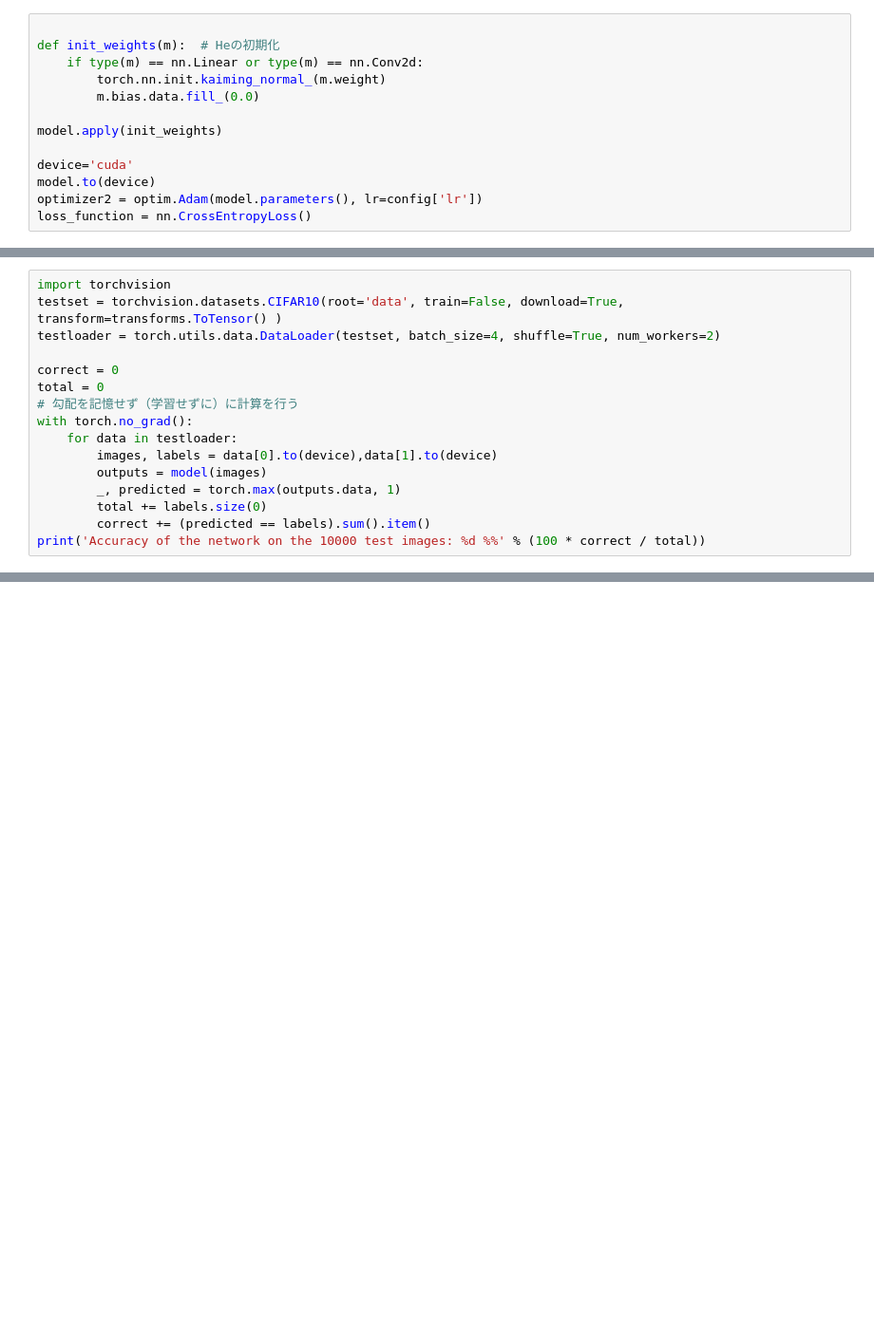
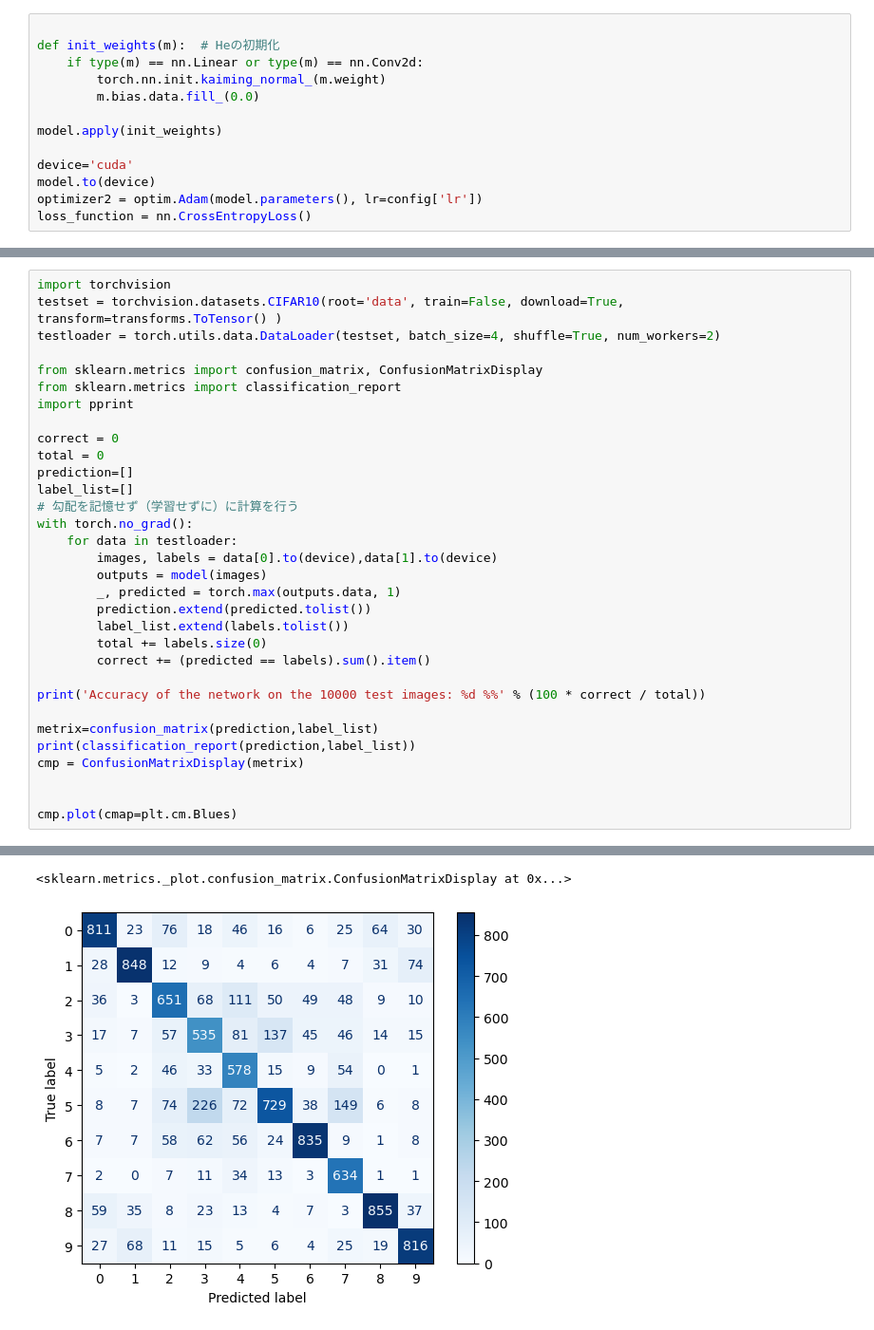
Before and after one commit to maoya23/deep-learning, a Jupyter notebook: neurogenesis/DropOut.ipynb, the cells around one changed output, grey strips where cells are left out. Shown at 95% size. Drawn from its saved outputs; the diff is of its cells as text; blank space fills up the shorter version.

```diff
--- a/neurogenesis/DropOut.ipynb
+++ b/neurogenesis/DropOut.ipynb
@@ -400,16 +354,32 @@ import torchvision
 testset = torchvision.datasets.CIFAR10(root='data', train=False, download=True, transform=transforms.ToTensor() )
 testloader = torch.utils.data.DataLoader(testset, batch_size=4, shuffle=True, num_workers=2)
 
+from sklearn.metrics import confusion_matrix, ConfusionMatrixDisplay
+from sklearn.metrics import classification_report
+import pprint
+
 correct = 0
 total = 0
+prediction=[]
+label_list=[]
 # 勾配を記憶せず（学習せずに）に計算を行う
 with torch.no_grad():
     for data in testloader:
         images, labels = data[0].to(device),data[1].to(device)
         outputs = model(images)
         _, predicted = torch.max(outputs.data, 1)
+        prediction.extend(predicted.tolist())
+        label_list.extend(labels.tolist())
         total += labels.size(0)
         correct += (predicted == labels).sum().item()
+
 print('Accuracy of the network on the 10000 test images: %d %%' % (100 * correct / total))
+
+metrix=confusion_matrix(prediction,label_list)
+print(classification_report(prediction,label_list))
+cmp = ConfusionMatrixDisplay(metrix)
+
+
+cmp.plot(cmap=plt.cm.Blues)
 # %% [output]
 Files already downloaded and verified
@@ -416,0 +403,2 @@ Accuracy of the network on the 10000 test images: 75 %
+<sklearn.metrics._plot.confusion_matrix.ConfusionMatrixDisplay at 0x...>
+[figure, added]
```
Also changed, not shown: parts of 11 cells of this notebook.
